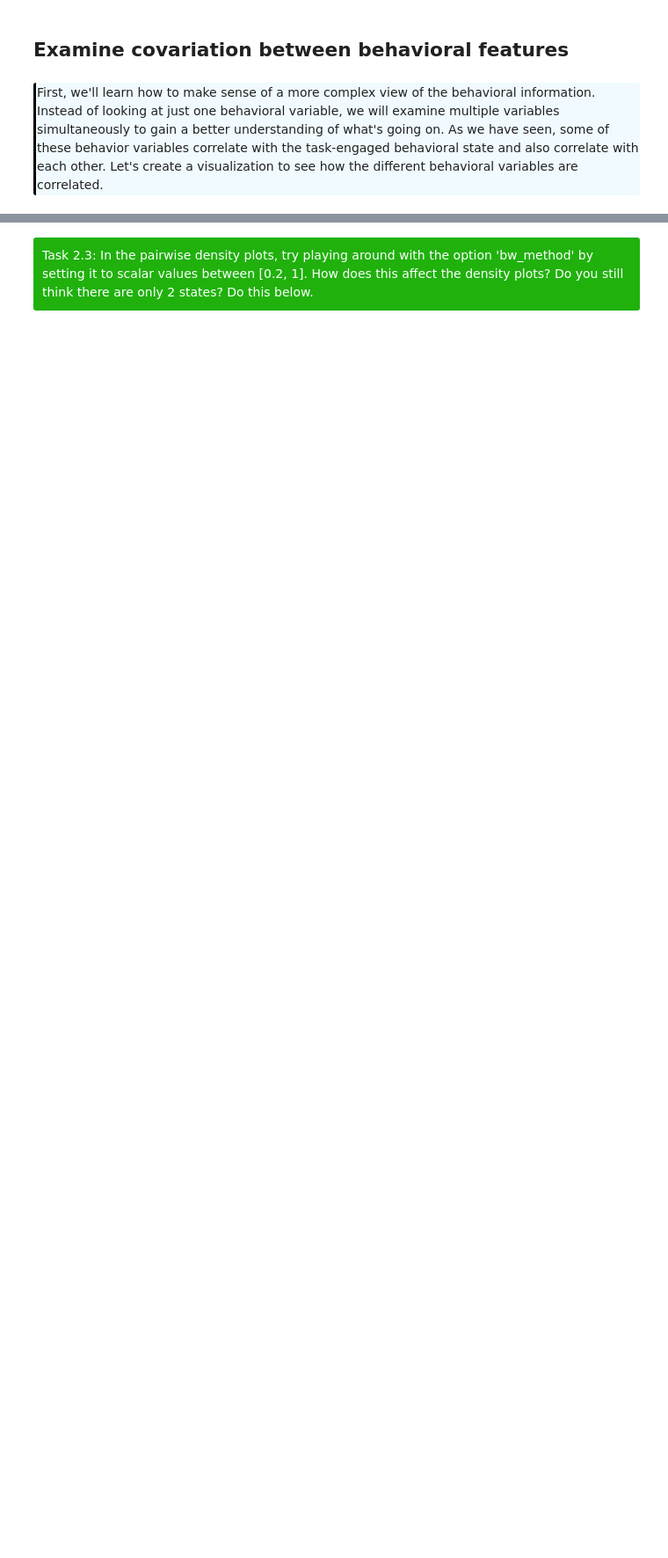
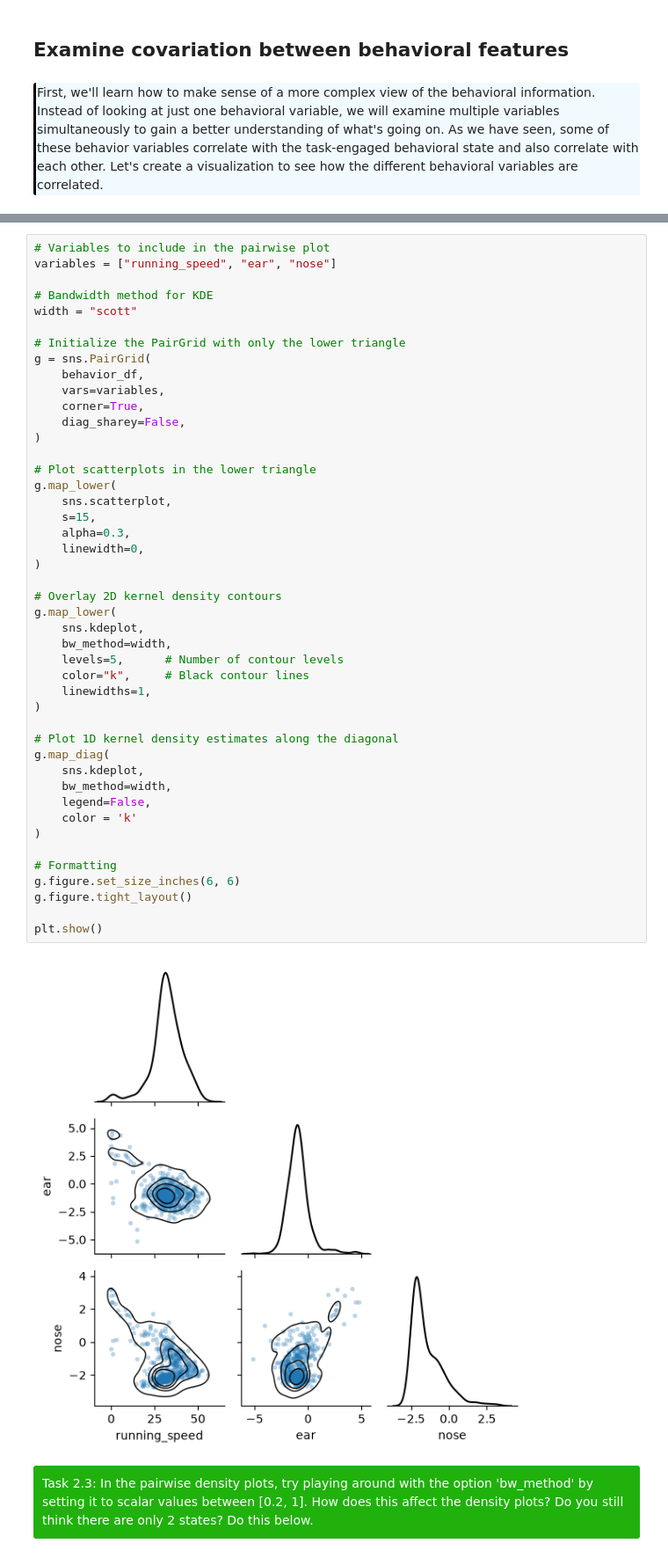
Before and after one commit to AllenSWDB/SWDB_2026_Behavioral_States, a Jupyter notebook: code/Workshop1.ipynb, the cells around one changed output, grey strips where cells are left out. Shown at 88% size. Cells and saved outputs as stored; diff of their text form; blank space fills up the shorter version.

```diff
--- a/code/Workshop1.ipynb
+++ b/code/Workshop1.ipynb
@@ -535,3 +525,50 @@ g.tight_layout()
+# %%
+# Variables to include in the pairwise plot
+variables = ["running_speed", "ear", "nose"]
+
+# Bandwidth method for KDE
+width = "scott"
+
+# Initialize the PairGrid with only the lower triangle
+g = sns.PairGrid(
+    behavior_df,
+    vars=variables,
+    corner=True,
+    diag_sharey=False,
+)
+
+# Plot scatterplots in the lower triangle
+g.map_lower(
+    sns.scatterplot,
+    s=15,
+    alpha=0.3,
+    linewidth=0,
+)
+
+# Overlay 2D kernel density contours
+g.map_lower(
+    sns.kdeplot,
+    bw_method=width,
+    levels=5,      # Number of contour levels
+    color="k",     # Black contour lines
+    linewidths=1,
+)
+
+# Plot 1D kernel density estimates along the diagonal
+g.map_diag(
+    sns.kdeplot,
+    bw_method=width,
+    legend=False,
+    color = 'k'
+)
+
+# Formatting
+g.figure.set_size_inches(6, 6)
+g.figure.tight_layout()
+
+plt.show()
+# %% [output]
+[figure, added]
 # %% [markdown]
 <div style="background: rgb(32, 177, 13); border-radius: 3px; padding: 10px; color: white;">
 Task 2.3: In the pairwise density plots, try playing around with the option 'bw_method' by setting it to scalar values between [0.2, 1]. How does this affect the density plots? Do you still think there are only 2 states? Do this below.
```
Also changed, not shown: parts of 14 cells of this notebook.
